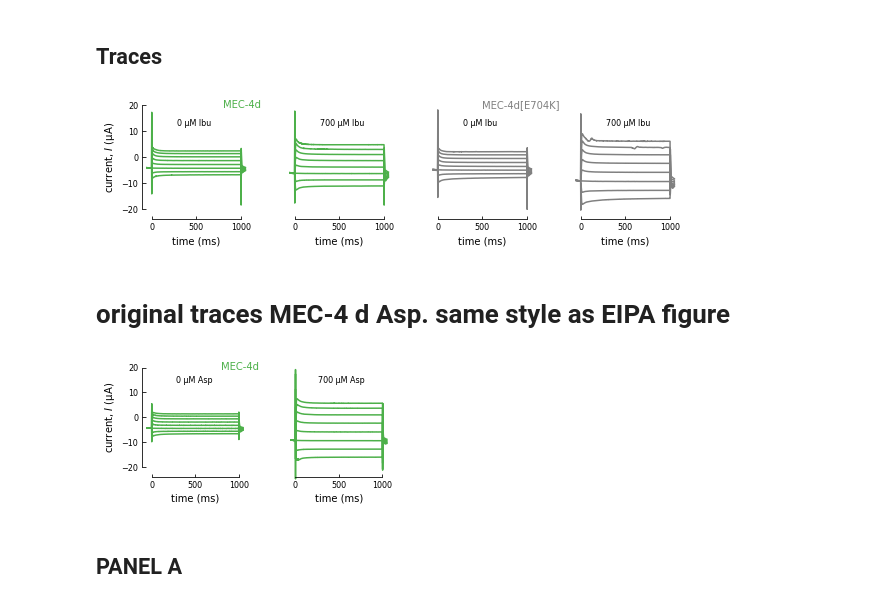
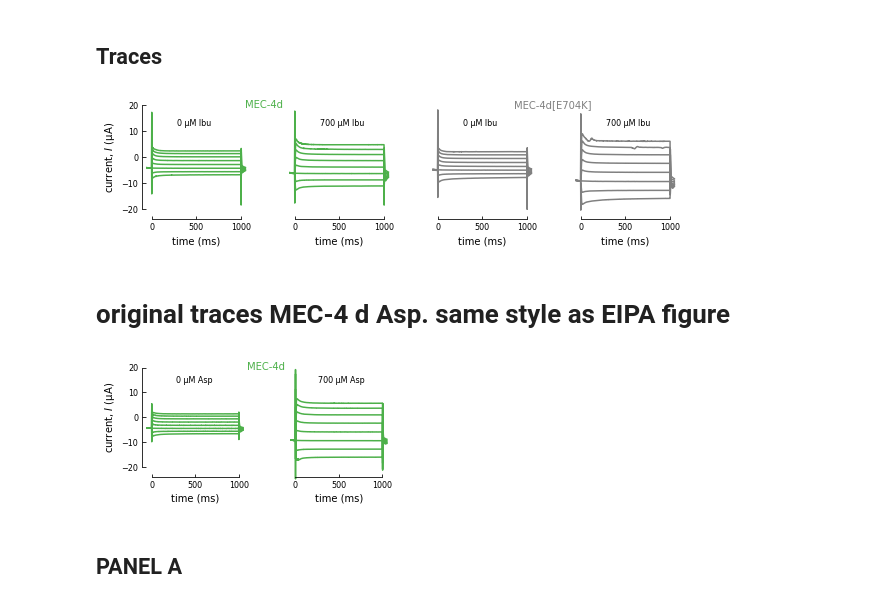
Before and after one commit to sfechner/JupyterNotebooksDEGENaCPharm, a Jupyter notebook: DoseResponseDATA.ipynb, the cells around one changed output. Saved outputs shown, nothing was run; the diff lists cells and outputs as text; code cells hidden in the pictures.

```diff
--- a/DoseResponseDATA.ipynb
+++ b/DoseResponseDATA.ipynb
@@ -985,7 +985,7 @@ ax2.set_ylabel('current (µA)',fontsize=AxisLabelSize)
 #ax2.xaxis.set_visible(False)
 ax2.spines['left'].set_visible(False)
 ax2.yaxis.set_visible(False)
-ax2.text(-800, 19, 'MEC-4d',color=colorsSINGLES[0],fontsize=AxisLabelSize)
+ax2.text(-550, 19, 'MEC-4d',color=colorsSINGLES[0],fontsize=AxisLabelSize)
 ax2.set_xlabel('time (ms)',fontsize=AxisLabelSize)
 
 ##### ax3
@@ -1012,35 +1012,35 @@ ax3.yaxis.set_visible(False)
 ##### ax2
 ax4.set_ylim([-20, 20])
 ax4.set_xlim([0, 1000])
 ax4.text(280, 12,  '700 µM Ibu',fontsize=AxisLegendSize)
 # ax1.set_ylim([-150, 150])
 #ax1.set_xlim([300, 1400])
 ax4.spines['right'].set_visible(False)                                  # no spine at the right
 ax4.spines['top'].set_visible(False)                                     # no spine at the top
 ax4.yaxis.set_ticks_position('left')                                     # ticks at the left
 ax4.xaxis.set_ticks_position('bottom')                                 # no spine at the right
 ax4.spines['left'].set_position(('outward',10))                           # a spine at the left that is put a little aside
 ax4.spines['bottom'].set_position(('outward',10))
 #ax1.spines['top'].set_position(('axes',5))
 ax4.get_yaxis().set_tick_params(direction='in')
 ax4.get_xaxis().set_tick_params(direction='in')
 # ax1.plot([-1,20], [0,0] , 'k--', color='#000000', linewidth=1)#gray line for Zero or 1
 ax4.tick_params(axis='both', which='major', labelsize=AxisTickLabelSize)
 #ax2.text(1300, 20, 'MEC-4d',color=colorsSINGLES[0])
 ax4.set_xlabel('time (ms)',fontsize=AxisLabelSize)
 ax4.set_ylabel('current (µA)',fontsize=AxisLabelSize)
 #ax4.spines['bottom'].set_visible(False)
 #ax4.xaxis.set_visible(False)
 ax4.spines['left'].set_visible(False)
 ax4.yaxis.set_visible(False)
-ax4.text(-1100, 19, 'MEC-4d[E704K]',color='grey',fontsize=AxisLabelSize)
+ax4.text(-750, 19, 'MEC-4d[E704K]',color='grey',fontsize=AxisLabelSize)
 
 
 plt.gcf().subplots_adjust(bottom=0.3, left=0.1,hspace=0.5, wspace=0.6)
 
 plt.savefig(filedirManuscript+"Fig6-DoseResponseTRACES"+'.pdf')
 # %% [output]
-[figure, old version]
+[figure, new version]
 # %% [markdown]
 # original traces MEC-4 d Asp. same style as EIPA figure
 # %%
@@ -1113,7 +1113,7 @@ ax2.set_ylabel('current (µA)',fontsize=AxisLabelSize)
 #ax2.xaxis.set_visible(False)
 ax2.spines['left'].set_visible(False)
 ax2.yaxis.set_visible(False)
-ax2.text(-850, 19, 'MEC-4d',color=colorsSINGLES[0],fontsize=AxisLabelSize)
+ax2.text(-550, 19, 'MEC-4d',color=colorsSINGLES[0],fontsize=AxisLabelSize)
 
 
 
@@ -1123,7 +1123,7 @@ plt.gcf().subplots_adjust(bottom=0.25, left=0.1,hspace=0.6, wspace=0.65)
 
 plt.savefig(filedirManuscript+"Fig4-M4-OriginalTracesAsp"+'.pdf')
 # %% [output]
-[figure, old version]
+[figure, new version]
 # %% [markdown]
 ## PANEL A
 # %%
```
Also changed, not shown: parts of 6 cells of this notebook.
